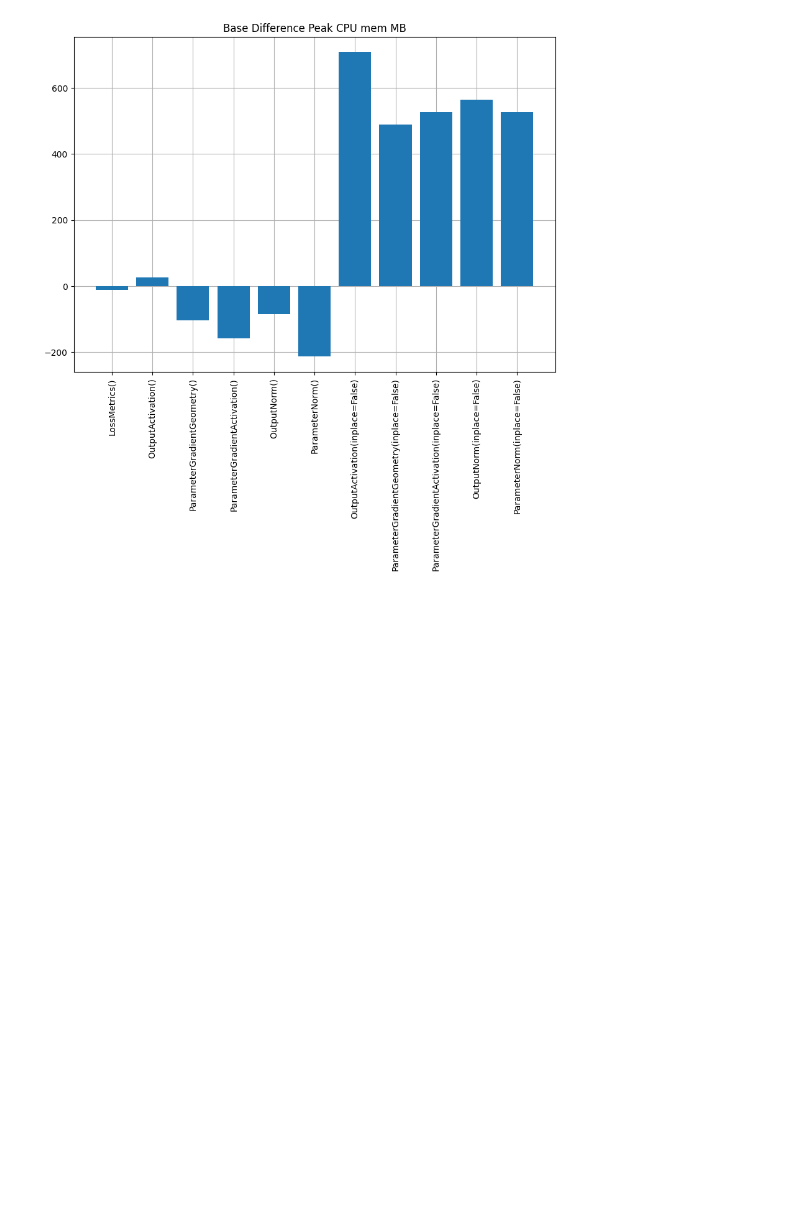
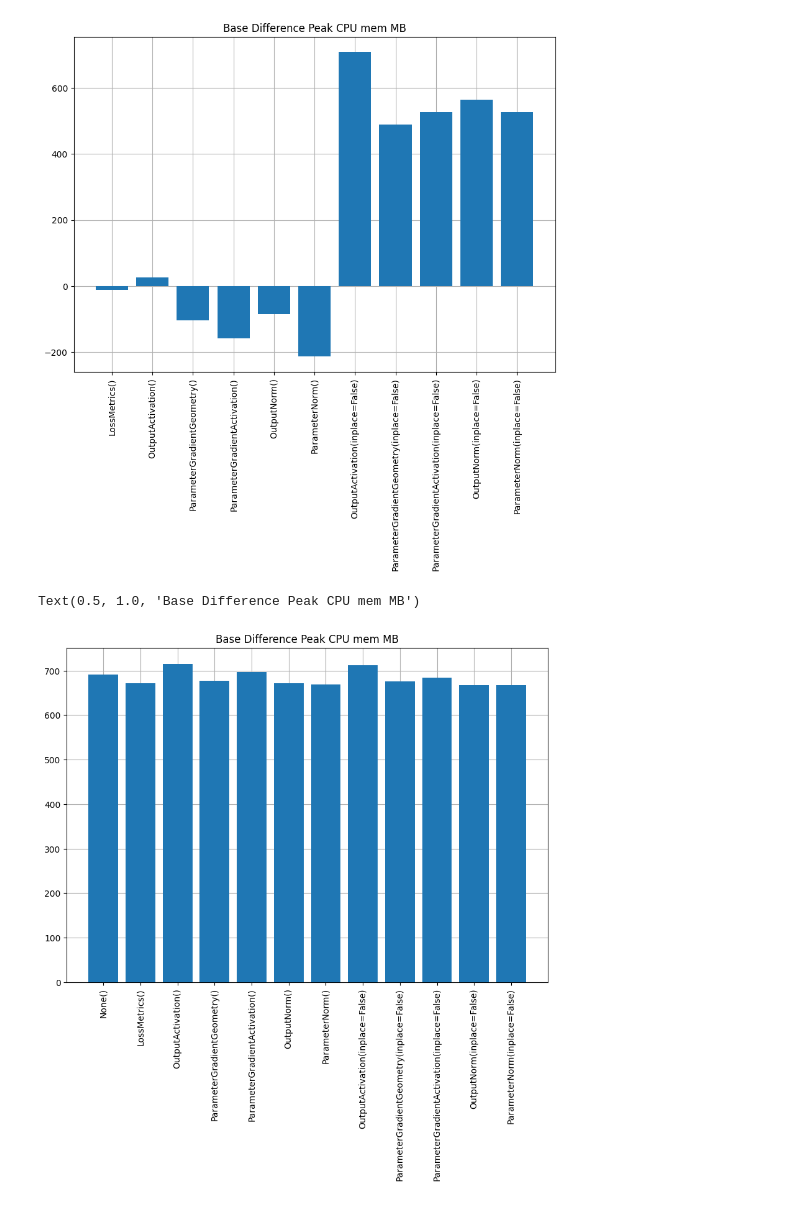
Before and after one commit to ZhigaMason/monitorch, a Jupyter notebook: benchmark/benchmark_exploration.ipynb, the cells around one changed output. Saved outputs shown, nothing was run; the diff lists cells and outputs as text; code cells hidden in the pictures; blank space fills up the shorter version.

```diff
--- a/benchmark/benchmark_exploration.ipynb
+++ b/benchmark/benchmark_exploration.ipynb
@@ -75,3 +61,18 @@ ax.set_title('Base Difference Peak CPU mem MB')
 # %% [output]
 Text(0.5, 1.0, 'Base Difference Peak CPU mem MB')
 [figure]
+# %%
+fig, ax = plt.subplots(figsize=(10, 7))
+
+ax.bar(
+    df['display_name'],
+    df['wall_time_s'],
+    zorder=4
+)
+ax.set_xticks(ax.get_xticks())
+ax.set_xticklabels(df['display_name'], rotation=90)
+ax.grid(zorder=3)
+ax.set_title('Base Difference Peak CPU mem MB')
+# %% [output]
+Text(0.5, 1.0, 'Base Difference Peak CPU mem MB')
+[figure, added]
```
Also changed, not shown: parts of 4 cells of this notebook, 5 other files.
